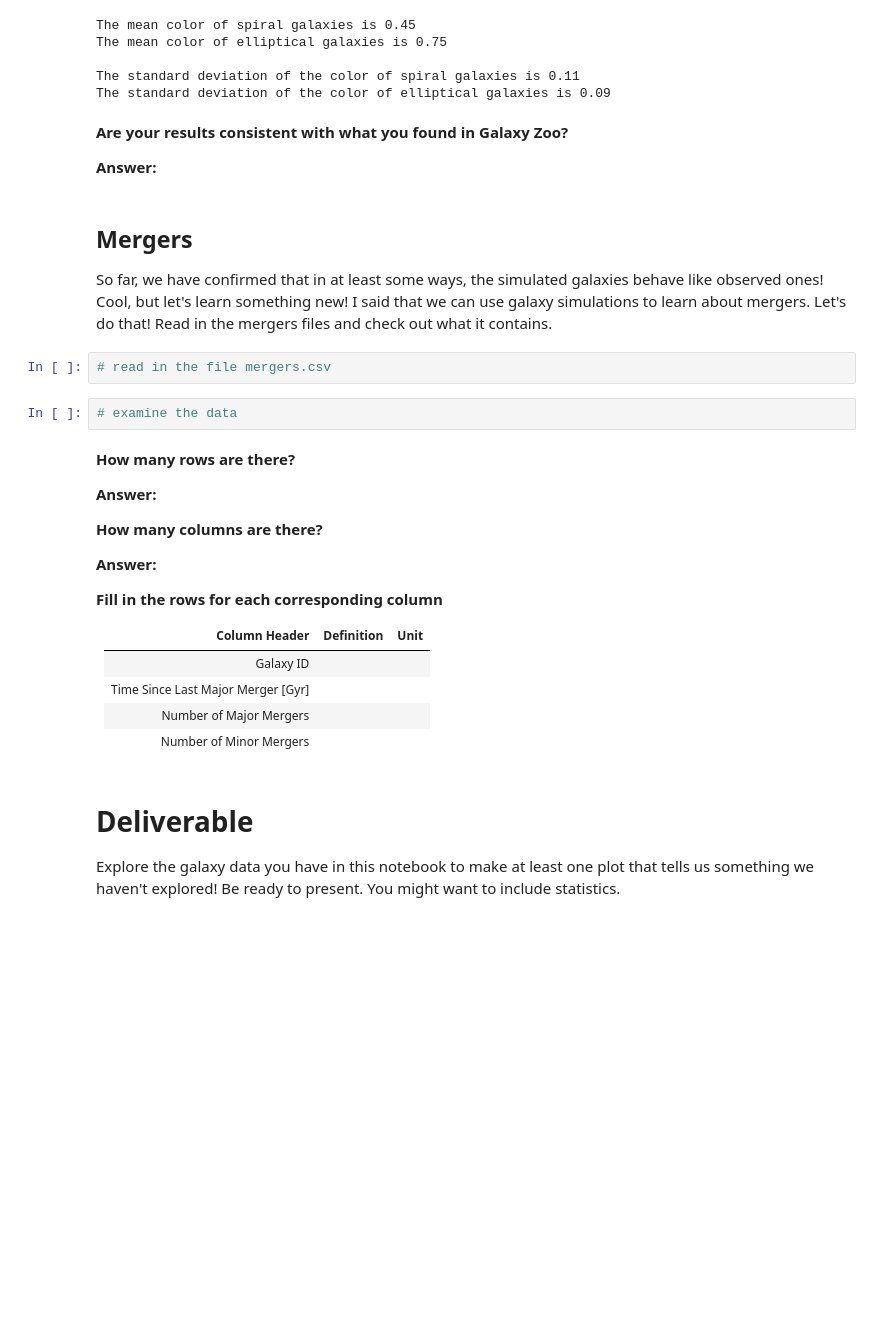
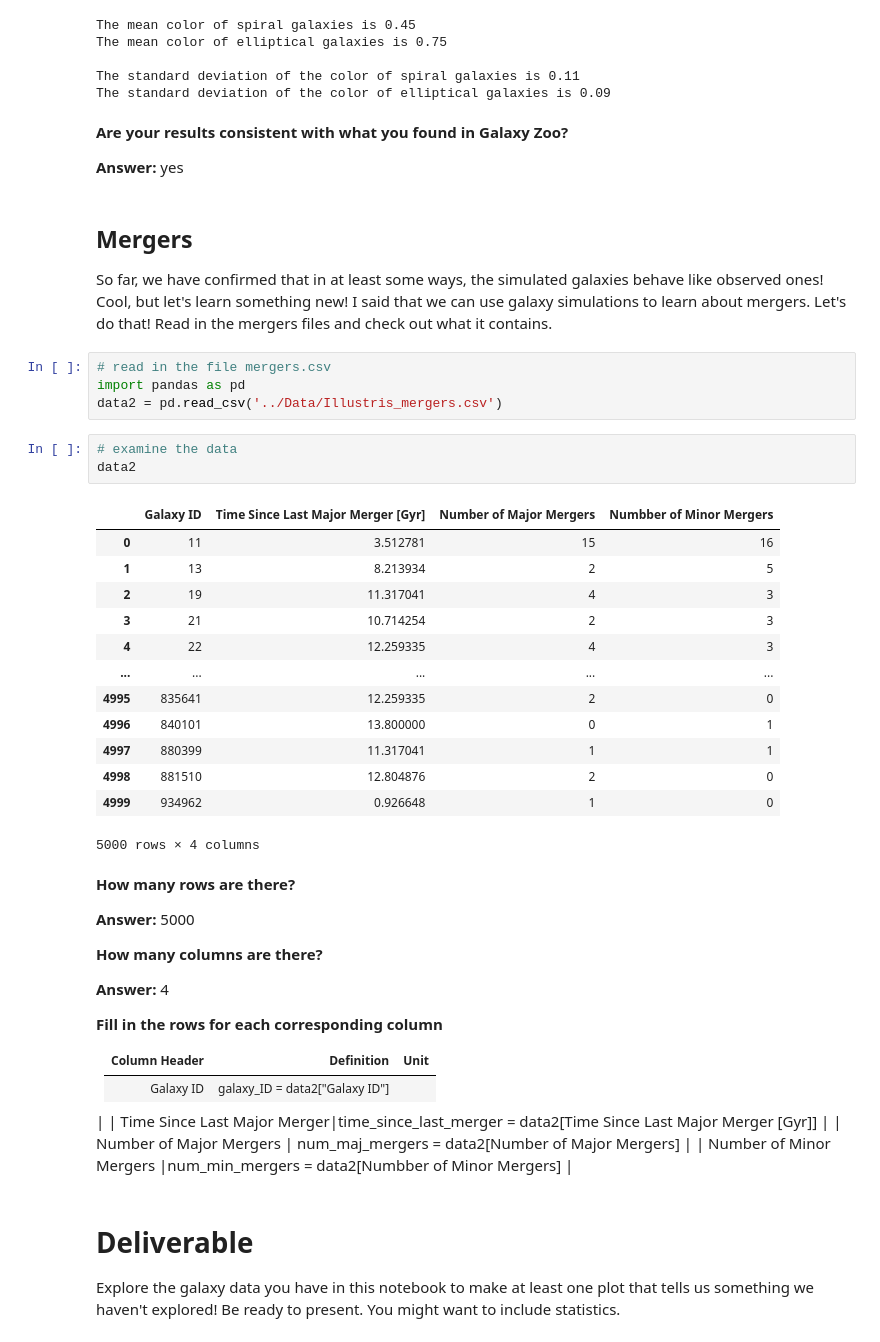
Before and after one commit to PrisonTeachingInitiative/CFR-2025, a Jupyter notebook: Astro/Blank/7 - Simulated Galaxies Pt2.ipynb, the cells around one changed output. Drawn from its saved outputs; the diff is of its cells as text; blank space fills up the shorter version.

```diff
--- a/Astro/Blank/7 - Simulated Galaxies Pt2.ipynb
+++ b/Astro/Blank/7 - Simulated Galaxies Pt2.ipynb
@@ -160,32 +160,50 @@ The standard deviation of the color of elliptical galaxies is 0.09
 # %% [markdown]
 **Are your results consistent with what you found in Galaxy Zoo?**
 
-**Answer:**
+**Answer:** yes
 # %% [markdown]
 ## Mergers
 
 So far, we have confirmed that in at least some ways, the simulated galaxies behave like observed ones! Cool, but let's learn something new! I said that we can use galaxy simulations to learn about mergers. Let's do that! Read in the mergers files and check out what it contains.
 # %%
 # read in the file mergers.csv
+import pandas as pd
+data2 = pd.read_csv('../Data/Illustris_mergers.csv')
 # %%
 # examine the data
+data2
+# %% [output]
+|  | Galaxy ID | Time Since Last Major Merger [Gyr] | Number of Major Mergers | Numbber of Minor Mergers |
+| 0 | 11 | 3.512781 | 15 | 16 |
+| 1 | 13 | 8.213934 | 2 | 5 |
+| 2 | 19 | 11.317041 | 4 | 3 |
+| 3 | 21 | 10.714254 | 2 | 3 |
+| 4 | 22 | 12.259335 | 4 | 3 |
+| ... | ... | ... | ... | ... |
+| 4995 | 835641 | 12.259335 | 2 | 0 |
+| 4996 | 840101 | 13.800000 | 0 | 1 |
+| 4997 | 880399 | 11.317041 | 1 | 1 |
+| 4998 | 881510 | 12.804876 | 2 | 0 |
+| 4999 | 934962 | 0.926648 | 1 | 0 |
+5000 rows × 4 columns
 # %% [markdown]
 **How many rows are there?**
 
-**Answer:**
+**Answer:** 5000
 
 **How many columns are there?**
 
-**Answer:**
+**Answer:** 4
 
 **Fill in the rows for each corresponding column**
 
 | Column Header | Definition | Unit |
 | :- | :- | :- |
-| Galaxy ID |  |
-| Time Since Last Major Merger [Gyr] | |
-| Number of Major Mergers |  |
-| Number of Minor Mergers |  |
+| Galaxy ID | galaxy_ID = data2["Galaxy ID"]
+ |
+| Time Since Last Major Merger|time_since_last_merger = data2[Time Since Last Major Merger [Gyr]] |
+| Number of Major Mergers | num_maj_mergers = data2[Number of Major Mergers] |
+| Number of Minor Mergers |num_min_mergers = data2[Numbber of Minor Mergers] |
 # %% [markdown]
 # Deliverable
 
```
Also changed, not shown: parts of 5 cells of this notebook.
